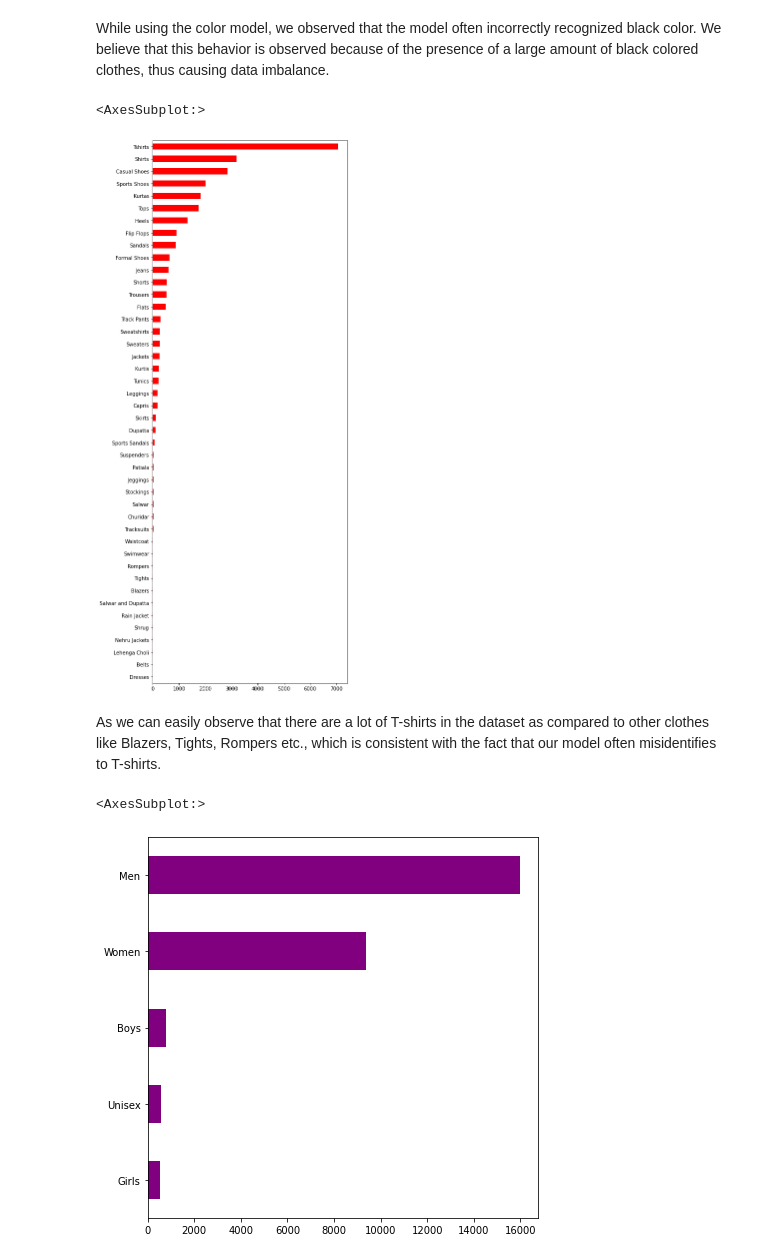
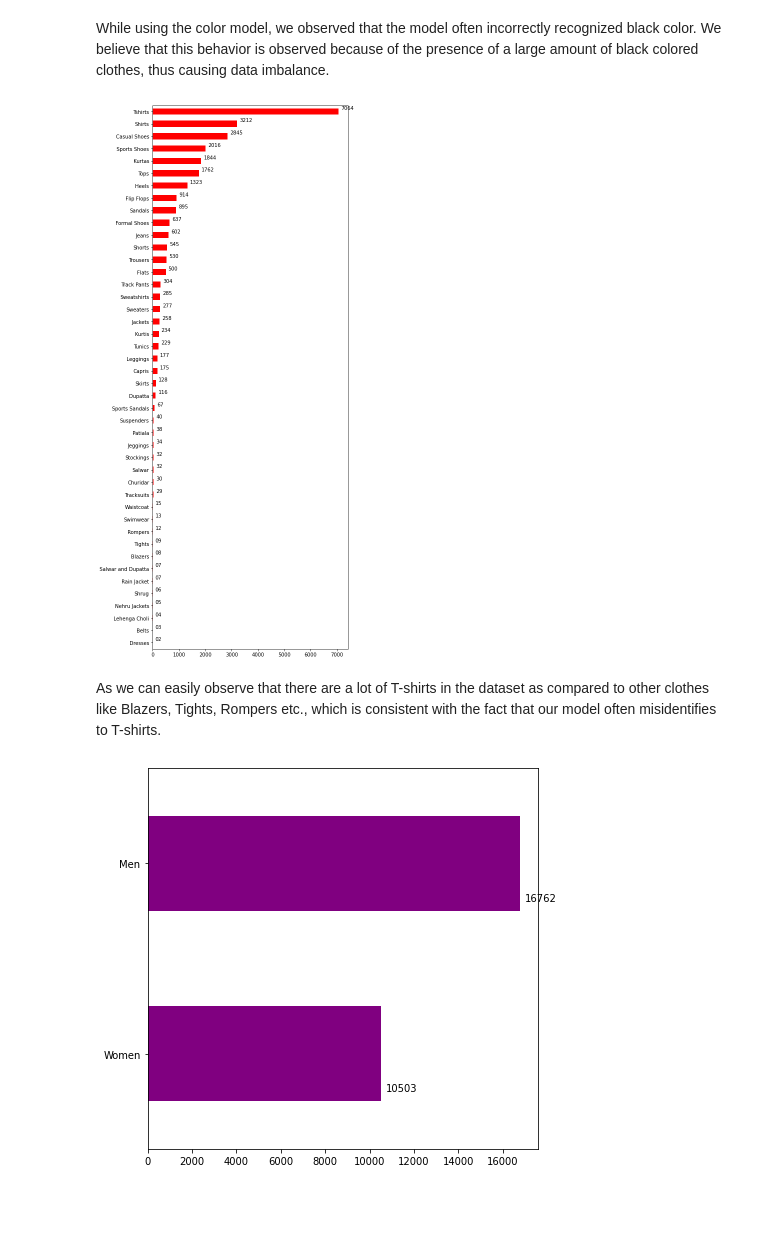
Before and after one commit to vsingh1998/WardrobeAI, a Jupyter notebook: exploratory_data_analysis.ipynb, the cells around one changed output. Drawn from its saved outputs; the diff is of its cells as text; code cells hidden in the pictures; blank space fills up the shorter version.

```diff
--- a/exploratory_data_analysis.ipynb
+++ b/exploratory_data_analysis.ipynb
@@ -16,6 +14,7 @@ ModuleNotFoundError: No module named 'seaborn'
 # %% [markdown]
 ##### Data cleaning process
 # %%
+'''Preprocessing Section'''
 # Ref: https://www.kaggle.com/paramaggarwal/fashion-product-images-small
 
 def remove_items(styles, col, item):
@@ -40,7 +39,7 @@ def clean_df():
     return: dataframe
     """
 
-    styles = pd.read_csv("./Dataset/styles.csv", error_bad_lines=False)
+    styles = pd.read_csv("./Dataset/styles.csv", on_bad_lines='skip')
 
     # drop unnecessary columns which are not needed to make recommendation
     styles = styles.drop(["productDisplayName", "year"], axis = 1)
@@ -52,6 +51,8 @@ def clean_df():
 
     # group various footwear in one category
     styles["subCategory"] = styles["subCategory"].transform(lambda x: "Footwear" if(x in ["Shoes", "Flip Flops", "Sandal"]) else x)
+    styles["gender"] = styles["gender"].transform(lambda x: "Men" if(x in ["Men", "Boys"]) else x)
+    styles["gender"] = styles["gender"].transform(lambda x: "Women" if(x in ["Women", "Girls", "Unisex"]) else x)
     # drop incomplete rows
     styles = styles.drop(labels=[6695, 16194, 32309, 36381, 40000], axis=0)
 
@@ -98,9 +98,10 @@ df_colors = df.groupby(["baseColour"]).size().reset_index(name="counts").sort_va
 
 # generate random hex color code
 colors = [f'#{random.randint(0, 0xFFFFFF):06x}' for n in range(df.baseColour.nunique())]
-
 fig, axes = plt.subplots(1, 2, figsize=(15, 10))
-sns.barplot(x="baseColour", y="counts", data=df_colors.head(10), palette="hls", ax=axes[0])
+ax = sns.barplot(x="baseColour", y="counts", data=df_colors.head(10), palette="hls", ax=axes[0])
+for p in ax.patches:
+    ax.annotate("%.2d" % p.get_height(), (p.get_x() + p.get_width() / 2., p.get_height()), ha='center', va='center', xytext=(0, 10), textcoords='offset points')
 axes[1].pie(list(df_colors.counts.values), labels=list(df_colors.baseColour.values), autopct="%1.1f%%", shadow=True, startangle=90, pctdistance=0.85, colors=colors)
 center_cir = plt.Circle((0, 0), 0.70, fc='white')
 fig = plt.gcf()
@@ -112,4 +113,7 @@ plt.show()
 # %%
+''' Plot all basecolours '''
 plt.figure(figsize=(7,20))
-styles.baseColour.value_counts().sort_values().plot(kind='barh', color='lightgreen')
+ax = styles.baseColour.value_counts().sort_values().plot(kind='barh', color='lightgreen')
+for p in ax.patches:
+    ax.annotate("%.2d" % p.get_width(), (p.get_x() + p.get_width(), p.get_y()), xytext=(5, 10), textcoords='offset points')
 # %% [output]
@@ -165,19 +168,21 @@ styles.loc[(styles.baseColour=='Grey')|
        (styles.baseColour=='Grey Melange'),"colorgroup"] = "Grey"
 styles.loc[(styles.baseColour=='Multi'),"colorgroup"] = "Multi"
 # %%
-# plot to show the variety of clothes present in dataset
+# Plot distribution of articletype present in dataset
 plt.figure(figsize=(7,20))
-styles.articleType.value_counts().sort_values().plot(kind='barh', color='red')
+bx = styles.articleType.value_counts().sort_values().plot(kind='barh', color='red')
+for p in bx.patches:
+    bx.annotate("%.2d" % p.get_width(), (p.get_x() + p.get_width(), p.get_y()), xytext=(5, 10), textcoords='offset points')
 # %% [output]
-<AxesSubplot:>
-[figure, old version]
+[figure, new version]
 # %% [markdown]
 As we can easily observe that there are a lot of T-shirts in the dataset as compared to other clothes like Blazers, Tights, Rompers etc., which is consistent with the fact that our model often misidentifies to T-shirts.
 # %%
-# plot to show number of clothes for every gender class
+# plot to show IDs per gender class
 plt.figure(figsize=(7,7))
-styles.gender.value_counts().sort_values().plot(kind='barh', color='purple')
+cx = styles.gender.value_counts().sort_values().plot(kind='barh', color='purple')
+for p in cx.patches:
+    cx.annotate("%.2d" % p.get_width(), (p.get_x() + p.get_width(), p.get_y()), xytext=(5, 10), textcoords='offset points')
 # %% [output]
-<AxesSubplot:>
-[figure, old version]
+[figure, new version]
 # %% [markdown]
```
Also changed, not shown: parts of 5 cells of this notebook, 1 other file.
